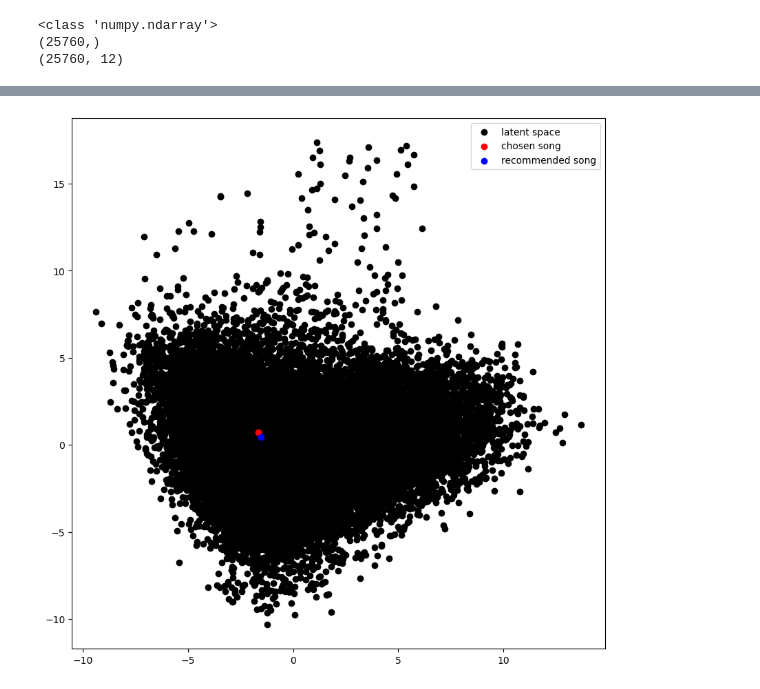
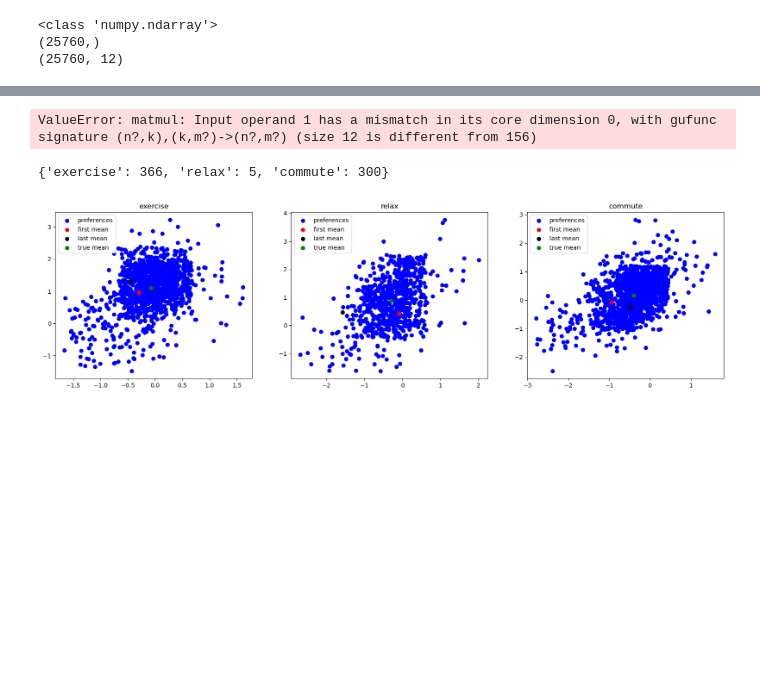
Before and after one commit to EliasLMann/contextRec, a Jupyter notebook: search_recommend.ipynb, the cells around one changed output, grey strips where cells are left out. Drawn from its saved outputs; the diff is of its cells as text; code cells hidden in the pictures; blank space fills up the shorter version.

```diff
--- a/search_recommend.ipynb
+++ b/search_recommend.ipynb
@@ -706,3 +645,0 @@ def simulate_gmm(num_episodes=100, learning_rate=0.1, bgms=None, user=None, pret
-# %%
-test, x = create_bgms(num_examples=10, user=users_data)
-type(x)
@@ -711,10 +645,0 @@ list
-# %%
-recommendation = test['exercise'].sample()[0][0]
-#get a list of the distances between the recommendation and the latent space vectors
-distances = np.linalg.norm(latent_space - recommendation, axis=1)
-
-
-
-x = test['exercise'].precisions_cholesky_
-x
-#print('Chosen Song: ', chosen_song)
@@ -741,10 +645,0 @@ Mahalanobis distance
-# %%
-#plot the the pca of the latent space with the recommended song and the song that was chosen
-plt.figure(figsize=(10, 10))
-plt.scatter(latent_space_pca[:, 0], latent_space_pca[:, 1], c='k', label='latent space')
-plt.scatter(latent_space_pca[index, 0], latent_space_pca[index, 1], c='r', label='chosen song')
-plt.scatter(pca.transform(recommendation.reshape(1, -1))[0, 0], pca.transform(recommendation.reshape(1, -1))[0, 1], c='b', label='recommended song')
-plt.legend()
-plt.show()
-# %% [output]
-[figure, removed]
@@ -750,0 +891,38 @@ plt.show()
+# %%
+#create the gaussian models
+gaussians, pretrain_song_ids = create_gaussians(num_examples=10, user=users_data[0])
+g1 = gaussians.copy()
+# %%
+num_correct, models, means = simulate_gmm(g_model=gaussians, user=users_data[2], pretrain_song_ids=pretrain_song_ids, num_episodes=3000)
+# %% [output]
+ValueError: matmul: Input operand 1 has a mismatch in its core dimension 0, with gufunc signature (n?,k),(k,m?)->(n?,m?) (size 12 is different from 156)
+# %%
+print(num_correct)
+# %% [output]
+{'exercise': 366, 'relax': 5, 'commute': 300}
+# %%
+#plot the pca of users  preferences and the means of the gaussians over the latent space
+fig, ax = plt.subplots(1, 3, figsize=(20, 5))
+
+for i, activity in enumerate(['exercise', 'relax', 'commute']):
+
+    #get the indeces of the songs in the latent space
+    song_indices = np.where(y_train_embedding.id.isin(users_data[2].preferences[activity]))[0]
+    #get the latent space vectors for the songs
+    latent_space_vectors = latent_space[song_indices, :]
+    #plot the latent space vectors
+    ax[i].scatter(latent_space_vectors[:, 0], latent_space_vectors[:, 1], color='blue', label='preferences')
+
+
+    #plot the means of the gaussians models with the fist and last as different colors
+    ax[i].scatter(means[activity][0][0], means[activity][0][1], color='red', label='first mean')
+    ax[i].scatter(means[activity][0][-1], means[activity][-1][1], color='black', label='last mean')
+
+
+    #plot the mearn of the songs
+    ax[i].scatter(np.mean(latent_space_vectors, axis=0)[0], np.mean(latent_space_vectors, axis=0)[1], color='green', label='true mean')
+
+    ax[i].set_title(activity)
+    ax[i].legend()
+# %% [output]
+[figure, added]
```
Also changed, not shown: parts of 14 cells of this notebook.
